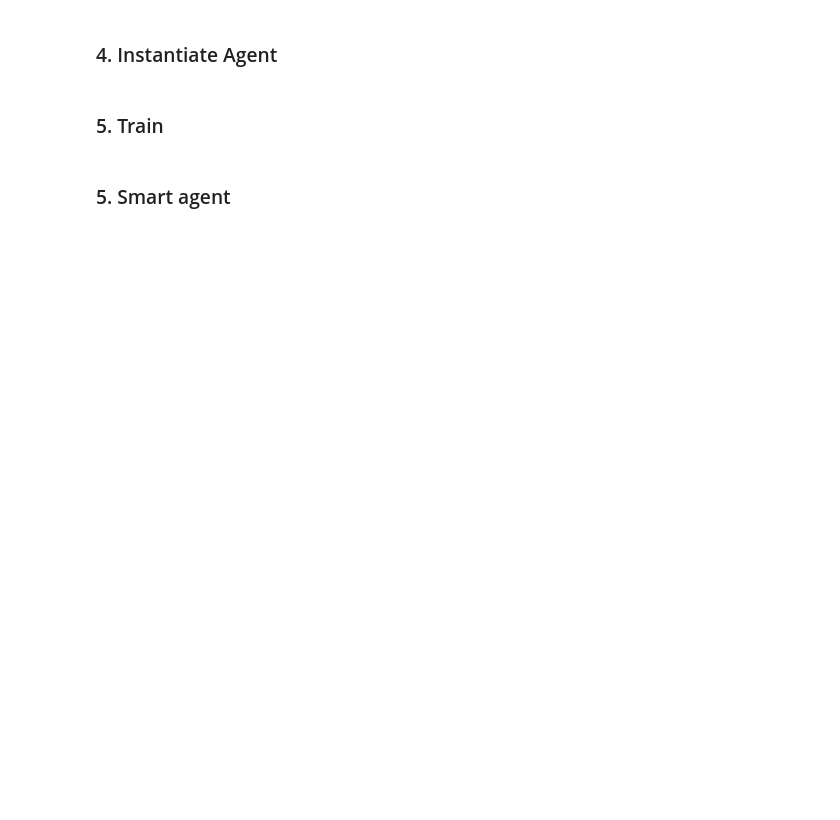
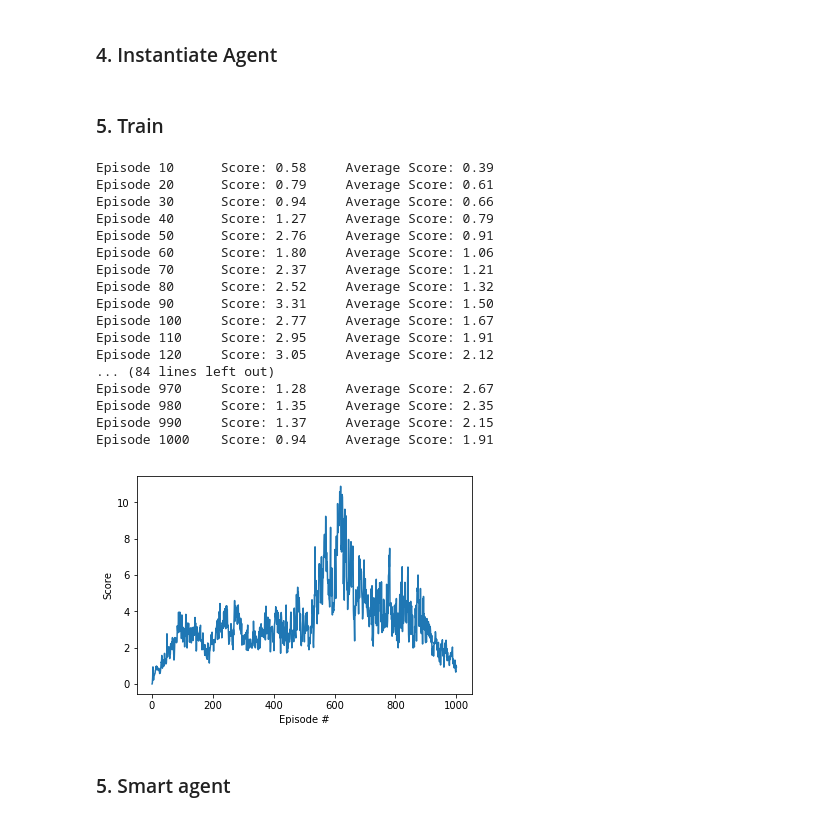
Before and after one commit to istepanov/udacity-drl-continuous-control, a Jupyter notebook: Continuous_Control.ipynb, the cells around one changed output. Saved outputs shown, nothing was run; the diff lists cells and outputs as text; code cells hidden in the pictures; blank space fills up the shorter version.

```diff
--- a/Continuous_Control.ipynb
+++ b/Continuous_Control.ipynb
@@ -83,7 +116,7 @@ agent = Agent(state_size=state_size, action_size=action_size, random_seed=2)
 # %% [markdown]
 ### 5. Train
 # %%
-def ddpg(n_episodes=1000, max_t=10000, print_every=10):
+def ddpg(n_episodes=1000, max_t=int(1e6), print_every=10):
     mean_scores_deque = deque(maxlen=100)
     mean_scores = []
     for i_episode in range(1, n_episodes+1):
@@ -97,39 +130,58 @@ def ddpg(n_episodes=1000, max_t=10000, print_every=10):
             next_states = env_info.vector_observations
             rewards = env_info.rewards
             dones = env_info.local_done
-            for state, action, reward, next_state, done in zip(states, actions, rewards, next_states, dones):
-                agent.step(state, action, reward, next_state, done)
+            for i, (state, action, reward, next_state, done) in enumerate(zip(states, actions, rewards, next_states, dones)):
+                agent.step(state, action, reward, next_state, done, learn=(t % 20 == 0 and i % 2 == 0))
 
             scores += env_info.rewards
             states = next_states
             if np.any(dones):
                 break
 
         mean_score = np.mean(scores)
         mean_scores_deque.append(mean_score)
         mean_scores.append(mean_score)
         mean_score_last_n_episodes = np.mean(mean_scores_deque)
 
-        print('\rEpisode {}\tAverage Score: {:.2f}'.format(i_episode, mean_score_last_n_episodes), end="")
+        print('\rEpisode {}\tScore: {:.2f}\tAverage Score: {:.2f}'.format(i_episode, mean_score, mean_score_last_n_episodes), end='')
         torch.save(agent.actor_local.state_dict(), 'checkpoint_actor.pth')
         torch.save(agent.critic_local.state_dict(), 'checkpoint_critic.pth')
         if i_episode % print_every == 0:
-            print('\rEpisode {}\tAverage Score: {:.2f}'.format(i_episode, mean_score_last_n_episodes))
+            print('\rEpisode {}\tScore: {:.2f}\tAverage Score: {:.2f}'.format(i_episode, mean_score, mean_score_last_n_episodes))
 
         if mean_score_last_n_episodes >= 30 and i_episode >= 100:
             print('Problem solved after {} epsisodes!! Average score: {:.2f}'.format(i_episode, mean_score_last_n_episodes))
             break
 
     return mean_scores
 
 scores = ddpg()
 
 fig = plt.figure()
 ax = fig.add_subplot(111)
 plt.plot(np.arange(1, len(scores)+1), scores)
 plt.ylabel('Score')
 plt.xlabel('Episode #')
 plt.show()
+# %% [output]
+Episode 10      Score: 0.58     Average Score: 0.39
+Episode 20      Score: 0.79     Average Score: 0.61
+Episode 30      Score: 0.94     Average Score: 0.66
+Episode 40      Score: 1.27     Average Score: 0.79
+Episode 50      Score: 2.76     Average Score: 0.91
+Episode 60      Score: 1.80     Average Score: 1.06
+Episode 70      Score: 2.37     Average Score: 1.21
+Episode 80      Score: 2.52     Average Score: 1.32
+Episode 90      Score: 3.31     Average Score: 1.50
+Episode 100     Score: 2.77     Average Score: 1.67
+Episode 110     Score: 2.95     Average Score: 1.91
+Episode 120     Score: 3.05     Average Score: 2.12
+... (84 lines left out)
+Episode 970     Score: 1.28     Average Score: 2.67
+Episode 980     Score: 1.35     Average Score: 2.35
+Episode 990     Score: 1.37     Average Score: 2.15
+Episode 1000    Score: 0.94     Average Score: 1.91
+[figure, added]
 # %% [markdown]
 ### 5. Smart agent
 # %%
```
Also changed, not shown: parts of 4 cells of this notebook, 2 other files.
